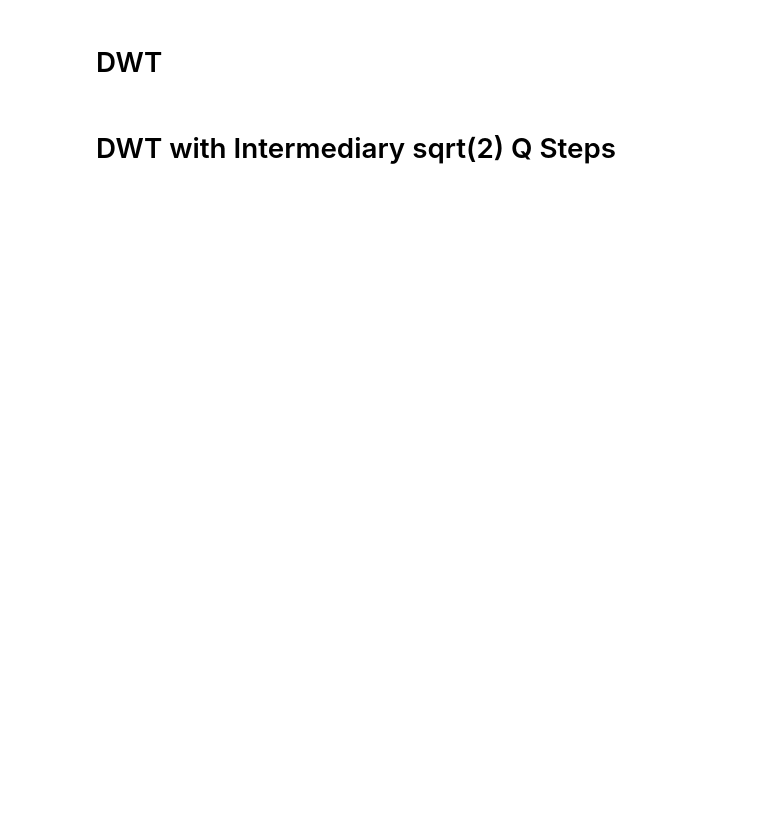
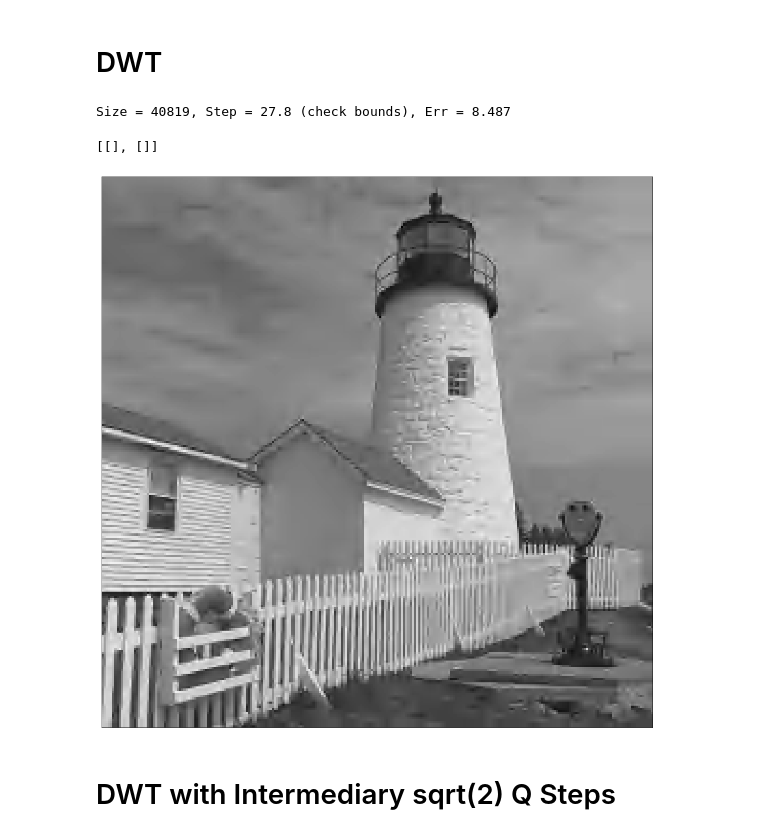
Before and after one commit to TobyBoyne/cued_sf2_lab, a Jupyter notebook: 13-analysis.ipynb, the cells around one changed output. Cells and saved outputs as stored; diff of their text form; code cells hidden in the pictures; blank space fills up the shorter version.

```diff
--- a/13-analysis.ipynb
+++ b/13-analysis.ipynb
@@ -18,6 +21,9 @@ flamingo, _ = load_mat_img(img='flamingo.mat', img_info='X')
 lighthouse = lighthouse - 128.0
 bridge = bridge - 128.0
 flamingo = flamingo - 128.0
+# %%
+image = lighthouse # flamingo breaks variation of LBT and DWT
+size_lim = 40810
 # %% [markdown]
 <h1>Raw</h1>
 # %%
@@ -63,22 +72,26 @@ from compression import DWTCompression, LBTCompression
 # %%
 fig, ax = plt.subplots(figsize=(20, 20))
 
 DWT = DWTCompression(5)
 
-Y1 = DWT.compress(lighthouse)
+Y1 = DWT.compress(image)
 
-(vlc, hufftab), qs = DWT.opt_encode(Y1, size_lim=40950, root2=False)
+(vlc, hufftab), qs = DWT.opt_encode(Y1, size_lim=size_lim, root2=False)
 
 Y = DWT.decode(vlc, qstep=qs, hufftab=hufftab, root2=False)
 
 Z = DWT.decompress(Y)
 
 plot_image(Z, ax=ax)
-print(f'Size = {vlc[:, 1].sum()}, Err = {np.std(Z - lighthouse):.4}')
+print(f'Size = {vlc[:, 1].sum()}, Step = {qs:.4} (check bounds), Err = {np.std(Z - image):.4}')
 
 ax.set(yticks=[], xticks=[])
 
-fig.savefig("figs/l_dwt_opthuff.pdf")
+# fig.savefig("figs/l_dwt_opthuff.pdf")
+# %% [output]
+Size = 40819, Step = 27.8 (check bounds), Err = 8.487
+[[], []]
+[figure, added]
 # %% [markdown]
 <h1>DWT with Intermediary sqrt(2) Q Steps</h1>
 # %%
```
Also changed, not shown: parts of 7 cells of this notebook, 1 other file.
